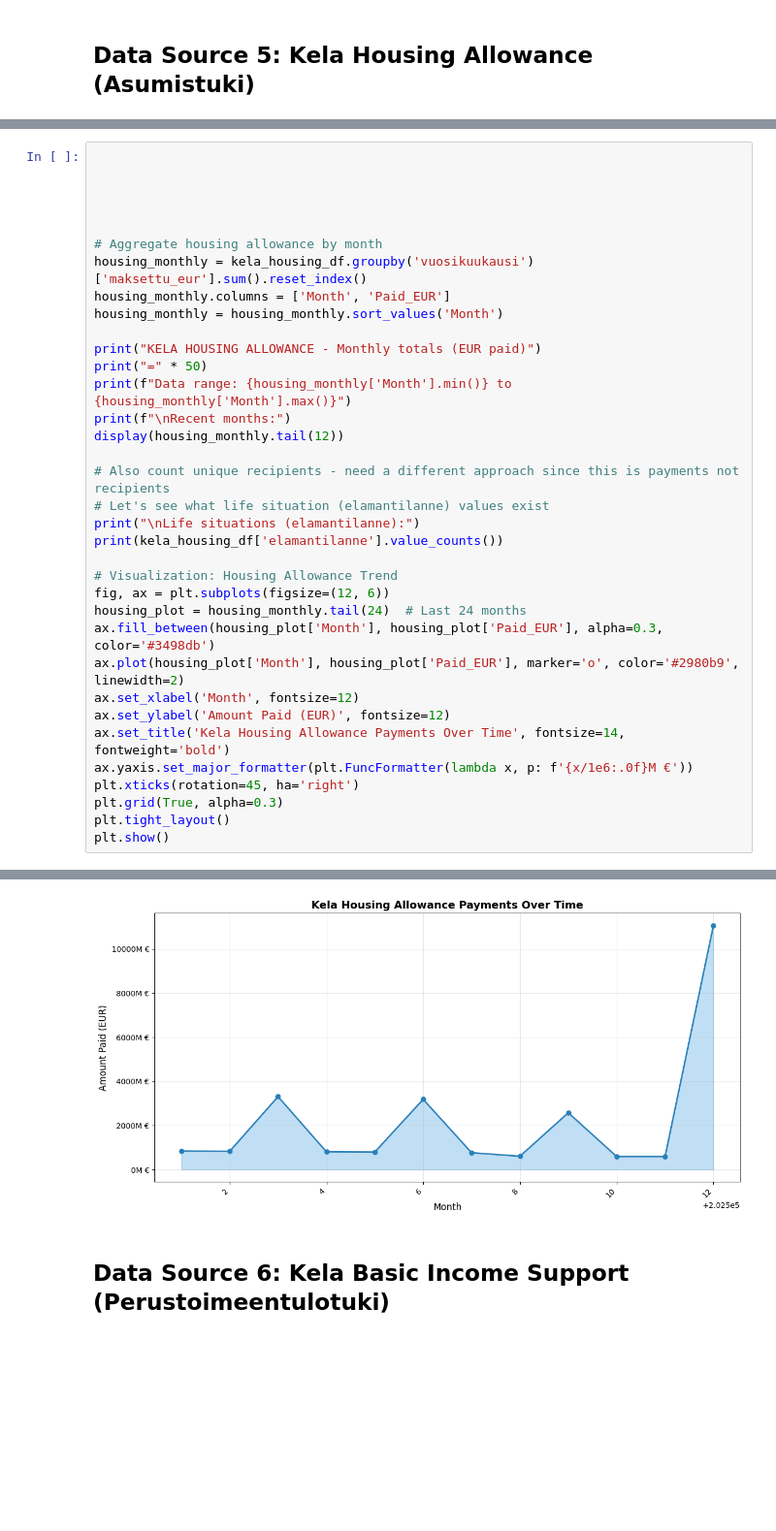
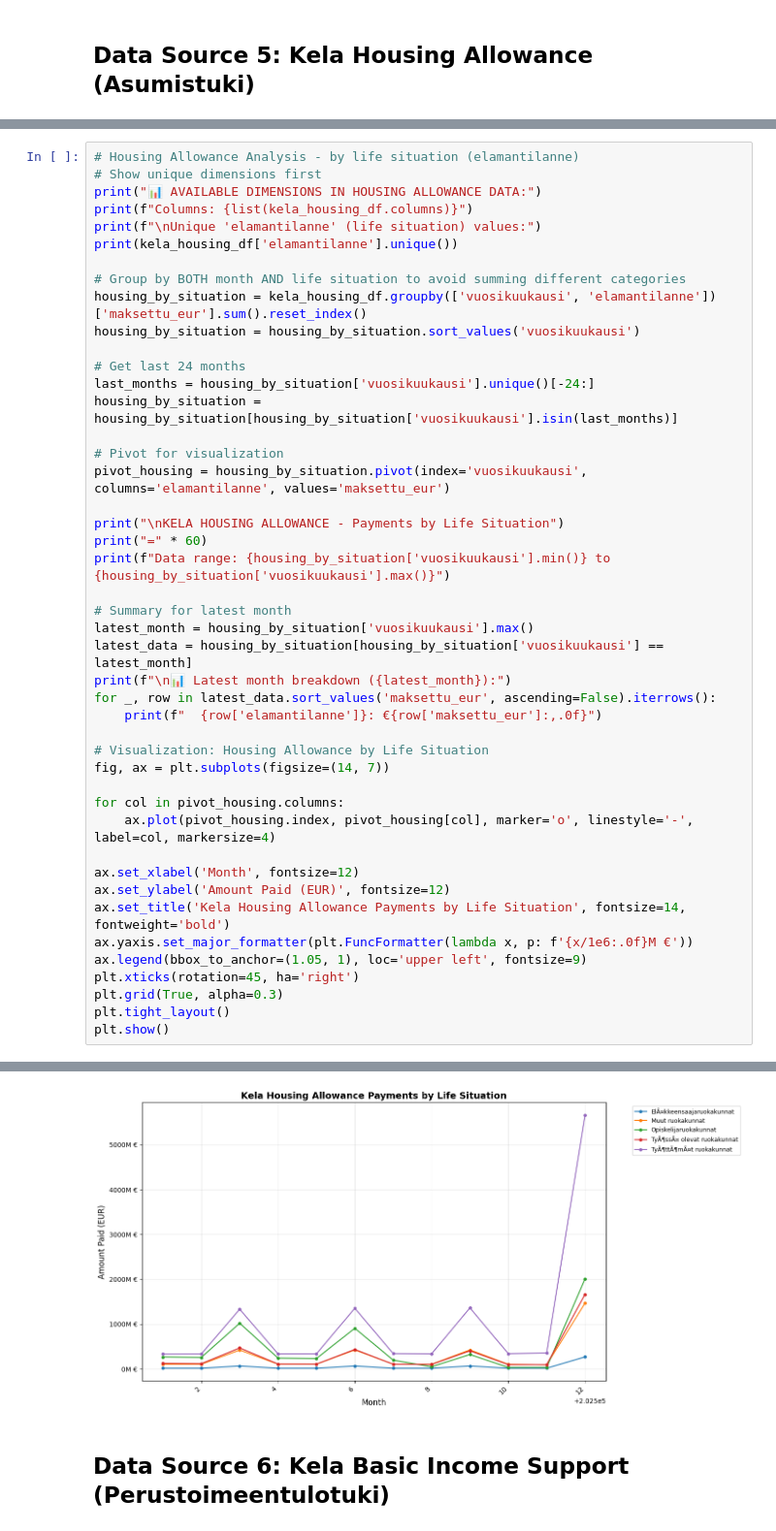
Before and after one commit to Uggeli/Tilastot, a Jupyter notebook: tilastot.ipynb, the cells around one changed output, grey strips where cells are left out. Shown at 97% size. Drawn from its saved outputs; the diff is of its cells as text; blank space fills up the shorter version.

```diff
--- a/tilastot.ipynb
+++ b/tilastot.ipynb
@@ -521,36 +569,46 @@ Columns: ['aikatyyppi', 'kuukausi_nro', 'vuosikuukausi', 'vuosi', 'kunta_nro', '
 | 3 | NeljÃ¤nnesvuosi | 6 | 202506 | 2025 | 405 | Lappeenranta | 25-29 | Yksin asuvat | ... |
 | 4 | NeljÃ¤nnesvuosi | 6 | 202506 | 2025 | 402 | Lapinlahti | 25-29 | Yksin asuvat | ... |
 # %%
+# Housing Allowance Analysis - by life situation (elamantilanne)
+# Show unique dimensions first
+print("📊 AVAILABLE DIMENSIONS IN HOUSING ALLOWANCE DATA:")
+print(f"Columns: {list(kela_housing_df.columns)}")
+print(f"\nUnique 'elamantilanne' (life situation) values:")
+print(kela_housing_df['elamantilanne'].unique())
 
+# Group by BOTH month AND life situation to avoid summing different categories
+housing_by_situation = kela_housing_df.groupby(['vuosikuukausi', 'elamantilanne'])['maksettu_eur'].sum().reset_index()
+housing_by_situation = housing_by_situation.sort_values('vuosikuukausi')
 
+# Get last 24 months
+last_months = housing_by_situation['vuosikuukausi'].unique()[-24:]
+housing_by_situation = housing_by_situation[housing_by_situation['vuosikuukausi'].isin(last_months)]
 
+# Pivot for visualization
+pivot_housing = housing_by_situation.pivot(index='vuosikuukausi', columns='elamantilanne', values='maksettu_eur')
 
+print("\nKELA HOUSING ALLOWANCE - Payments by Life Situation")
+print("=" * 60)
+print(f"Data range: {housing_by_situation['vuosikuukausi'].min()} to {housing_by_situation['vuosikuukausi'].max()}")
 
-# Aggregate housing allowance by month
-housing_monthly = kela_housing_df.groupby('vuosikuukausi')['maksettu_eur'].sum().reset_index()
-housing_monthly.columns = ['Month', 'Paid_EUR']
-housing_monthly = housing_monthly.sort_values('Month')
+# Summary for latest month
+latest_month = housing_by_situation['vuosikuukausi'].max()
+latest_data = housing_by_situation[housing_by_situation['vuosikuukausi'] == latest_month]
+print(f"\n📊 Latest month breakdown ({latest_month}):")
+for _, row in latest_data.sort_values('maksettu_eur', ascending=False).iterrows():
+    print(f"  {row['elamantilanne']}: €{row['maksettu_eur']:,.0f}")
 
-print("KELA HOUSING ALLOWANCE - Monthly totals (EUR paid)")
-print("=" * 50)
-print(f"Data range: {housing_monthly['Month'].min()} to {housing_monthly['Month'].max()}")
-print(f"\nRecent months:")
-display(housing_monthly.tail(12))
+# Visualization: Housing Allowance by Life Situation
+fig, ax = plt.subplots(figsize=(14, 7))
 
-# Also count unique recipients - need a different approach since this is payments not recipients
-# Let's see what life situation (elamantilanne) values exist
-print("\nLife situations (elamantilanne):")
-print(kela_housing_df['elamantilanne'].value_counts())
+for col in pivot_housing.columns:
+    ax.plot(pivot_housing.index, pivot_housing[col], marker='o', linestyle='-', label=col, markersize=4)
 
-# Visualization: Housing Allowance Trend
-fig, ax = plt.subplots(figsize=(12, 6))
-housing_plot = housing_monthly.tail(24)  # Last 24 months
-ax.fill_between(housing_plot['Month'], housing_plot['Paid_EUR'], alpha=0.3, color='#3498db')
-ax.plot(housing_plot['Month'], housing_plot['Paid_EUR'], marker='o', color='#2980b9', linewidth=2)
 ax.set_xlabel('Month', fontsize=12)
 ax.set_ylabel('Amount Paid (EUR)', fontsize=12)
-ax.set_title('Kela Housing Allowance Payments Over Time', fontsize=14, fontweight='bold')
+ax.set_title('Kela Housing Allowance Payments by Life Situation', fontsize=14, fontweight='bold')
 ax.yaxis.set_major_formatter(plt.FuncFormatter(lambda x, p: f'{x/1e6:.0f}M €'))
+ax.legend(bbox_to_anchor=(1.05, 1), loc='upper left', fontsize=9)
 plt.xticks(rotation=45, ha='right')
 plt.grid(True, alpha=0.3)
 plt.tight_layout()
@@ -585,4 +637,4 @@ Name: count, dtype: int64
-[figure, old version]
+[figure, new version]
 # %% [markdown]
 ## Data Source 6: Kela Basic Income Support (Perustoimeentulotuki)
 # %%
```
Also changed, not shown: parts of 6 cells of this notebook.
